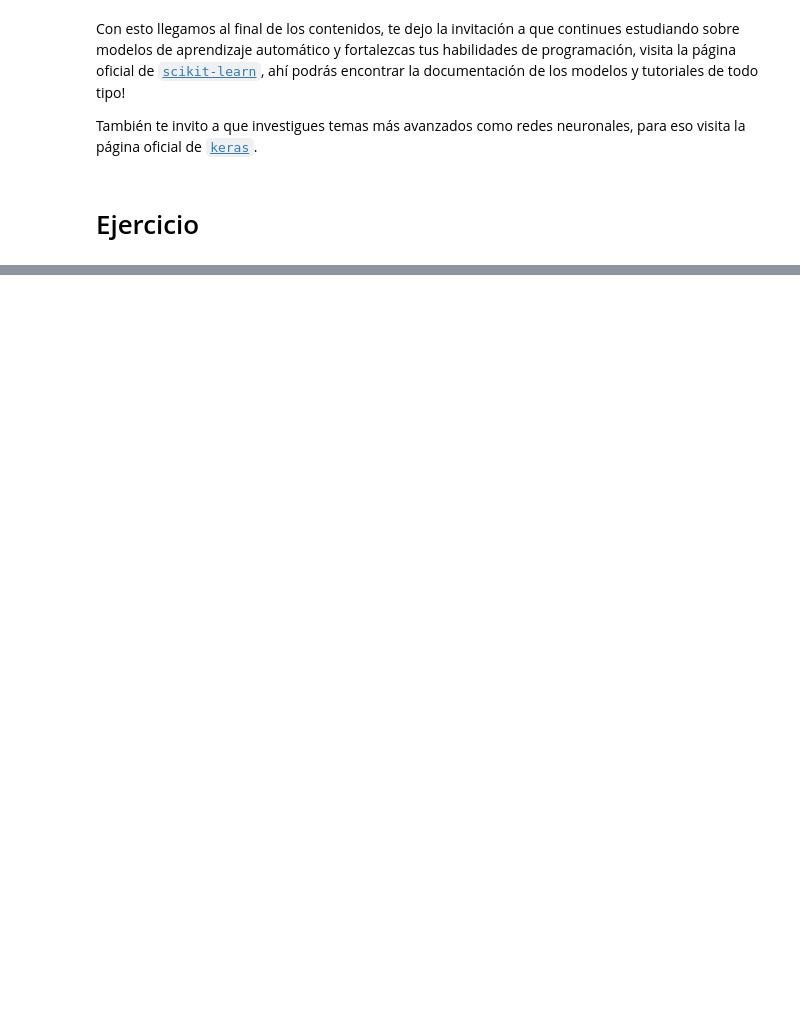
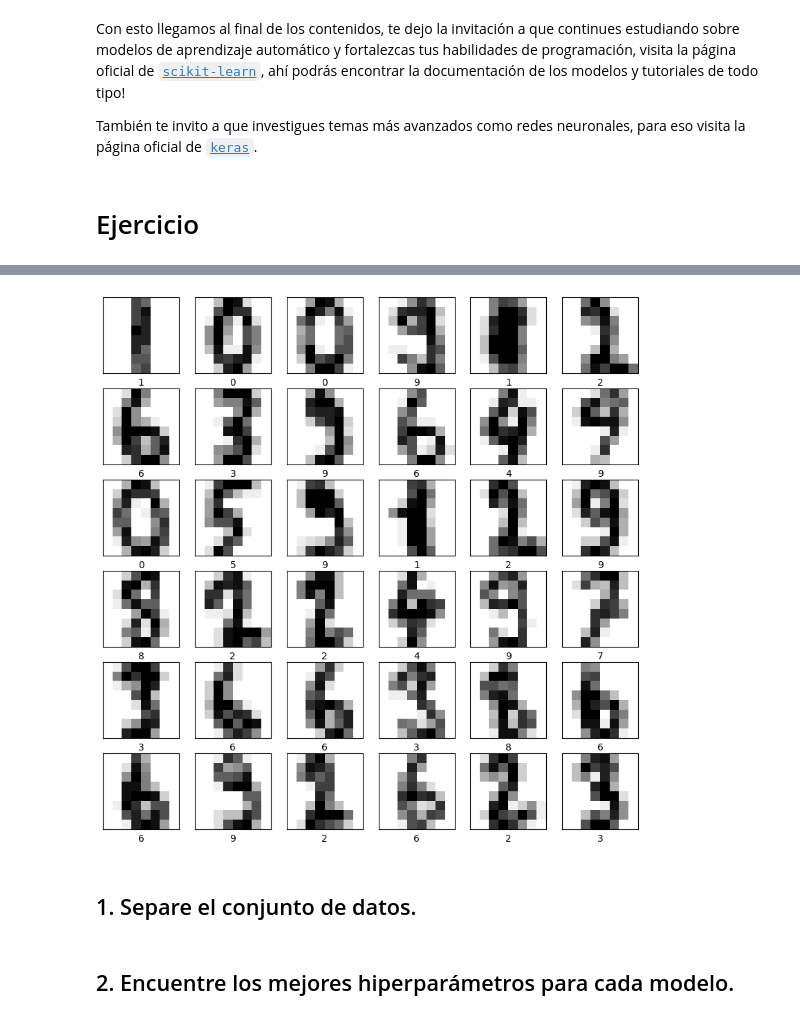
Before and after one commit to AlejandroVillazonG/ayudantias_MAT281, a Jupyter notebook: ayudantias_2023/Ayud7_MAT281_sklearn_1.ipynb, the cells around one changed output, grey strips where cells are left out. Drawn from its saved outputs; the diff is of its cells as text; code cells hidden in the pictures; blank space fills up the shorter version.

```diff
--- a/ayudantias_2023/Ayud7_MAT281_sklearn_1.ipynb
+++ b/ayudantias_2023/Ayud7_MAT281_sklearn_1.ipynb
@@ -358,0 +365,7 @@ También te invito a que investigues temas más avanzados como redes neuronales,
+# %%
+digits = datasets.load_digits()
+
+X = digits.data
+y = digits.target
+
+print(digits.DESCR)
@@ -358,0 +390,16 @@ También te invito a que investigues temas más avanzados como redes neuronales,
+# %%
+def viz_imgs(imgs, labels):
+  "Función para visualizar imágenes junto a sus labels"
+  plt.figure(figsize=(10,10))
+  random_inds = np.random.choice(imgs.shape[0],36)
+  for i, id in enumerate(random_inds):
+      plt.subplot(6,6,i+1)
+      plt.xticks([]); plt.yticks([]); plt.grid(False)
+      plt.imshow(imgs[id], cmap=plt.cm.gray_r, interpolation="nearest")
+      plt.xlabel(labels[id])
+# %%
+viz_imgs(digits.images, y)
+# %% [output]
+[figure, added]
+# %% [markdown]
+## 1. Separe el conjunto de datos.
@@ -358,0 +408,2 @@ También te invito a que investigues temas más avanzados como redes neuronales,
+# %% [markdown]
+## 2. Encuentre los mejores hiperparámetros para cada modelo.
```
Also changed, not shown: parts of 13 cells of this notebook.
